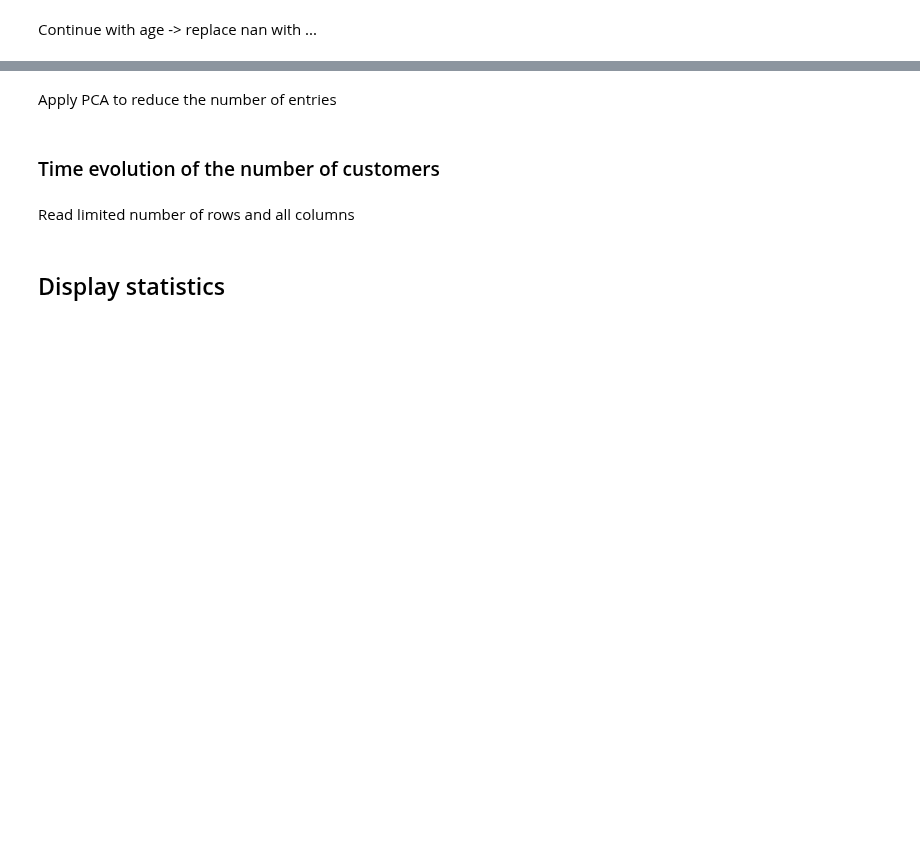
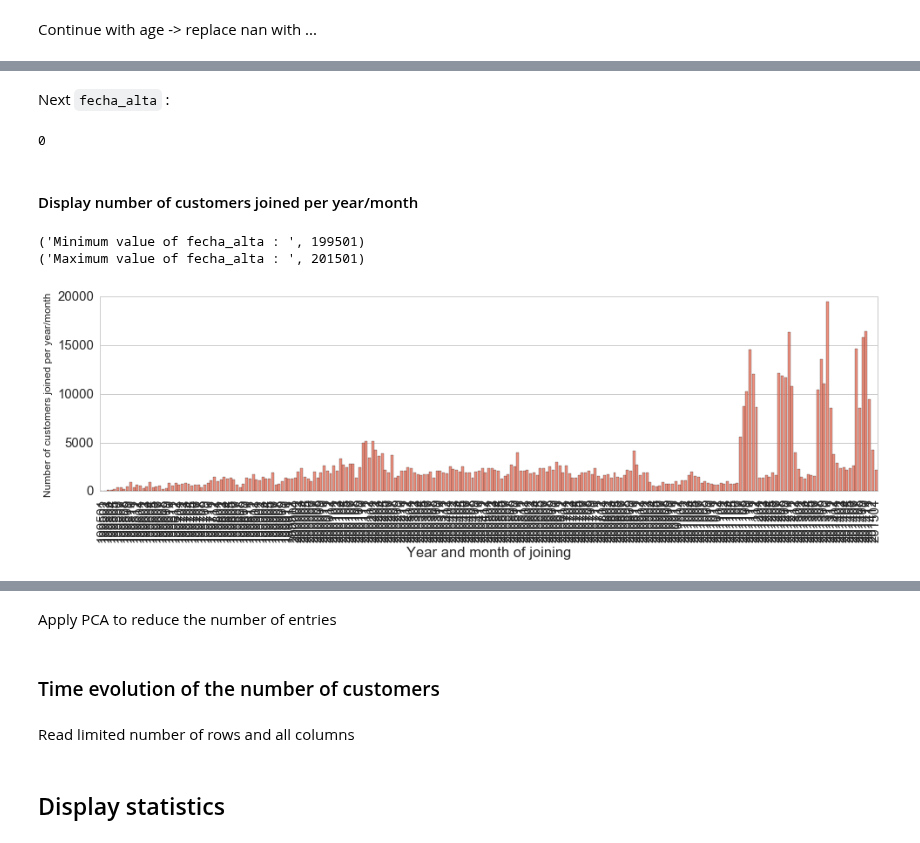
Before and after one commit to vfdev-5/SPR, a Jupyter notebook: spr_data_analysis.ipynb, the cells around one changed output, grey strips where cells are left out. Saved outputs shown, nothing was run; the diff lists cells and outputs as text; code cells hidden in the pictures; blank space fills up the shorter version.

```diff
--- a/spr_data_analysis.ipynb
+++ b/spr_data_analysis.ipynb
@@ -258,0 +388,2 @@ with sns.plotting_context("notebook",font_scale=1.5):
+# %%
+df['pais_residencia'].fillna('UNKNOWN', inplace=True)
@@ -258,0 +424,6 @@ with sns.plotting_context("notebook",font_scale=1.5):
+# %% [markdown]
+Next `fecha_alta` :
+# %%
+np.sum(df['fecha_alta'].isnull())
+# %% [output]
+0
@@ -258,0 +436,23 @@ with sns.plotting_context("notebook",font_scale=1.5):
+# %% [markdown]
+#### Display number of customers joined per year/month
+# %%
+to_yearmonth = lambda x: int(100 * x.year + x.month)
+yearmonth = df['fecha_alta'].apply(to_yearmonth)
+# %%
+yearmonth_counts = yearmonth.value_counts()
+print("Minimum value of fecha_alta : ", min(yearmonth_counts.index))
+print("Maximum value of fecha_alta : ", max(yearmonth_counts.index))
+
+with sns.plotting_context("notebook", font_scale=1.5):
+    plt.figure(figsize=(16,4))
+    sns.set_style("whitegrid")
+    sns.barplot(yearmonth_counts.index, yearmonth_counts.values,
+                  alpha=0.8,
+                  color='tomato');
+    plt.xlabel("Year and month of joining")
+    plt.xticks(rotation='vertical')
+    plt.ylabel('Number of customers joined per year/month', fontsize=12)
+# %% [output]
+('Minimum value of fecha_alta : ', 199501)
+('Maximum value of fecha_alta : ', 201501)
+[figure, added]
```
Also changed, not shown: parts of 36 cells of this notebook.
